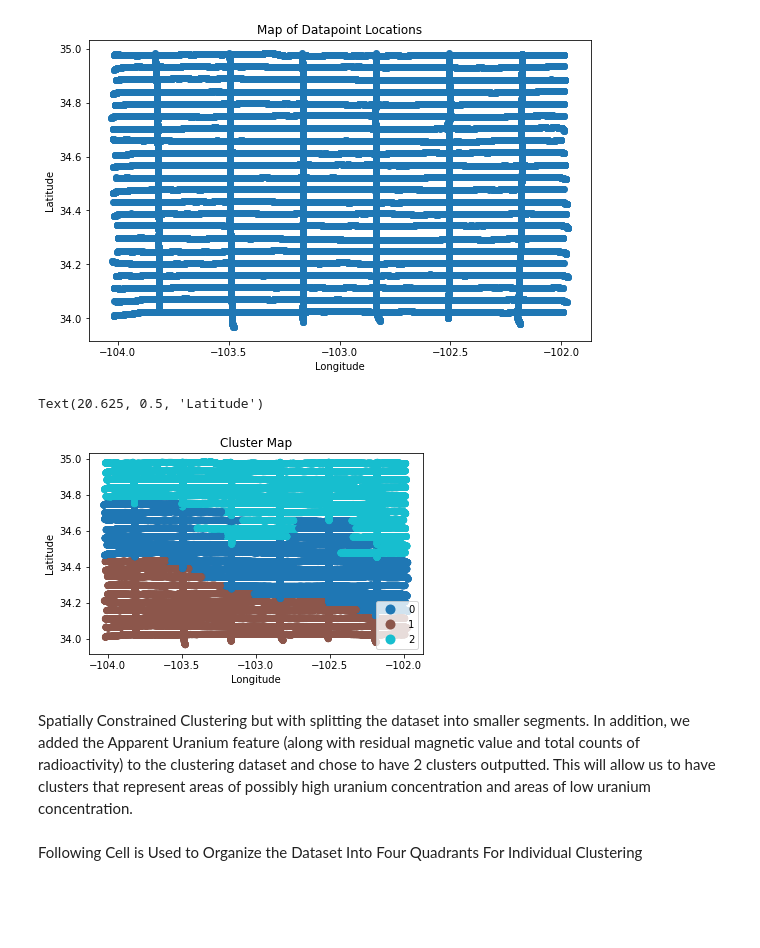
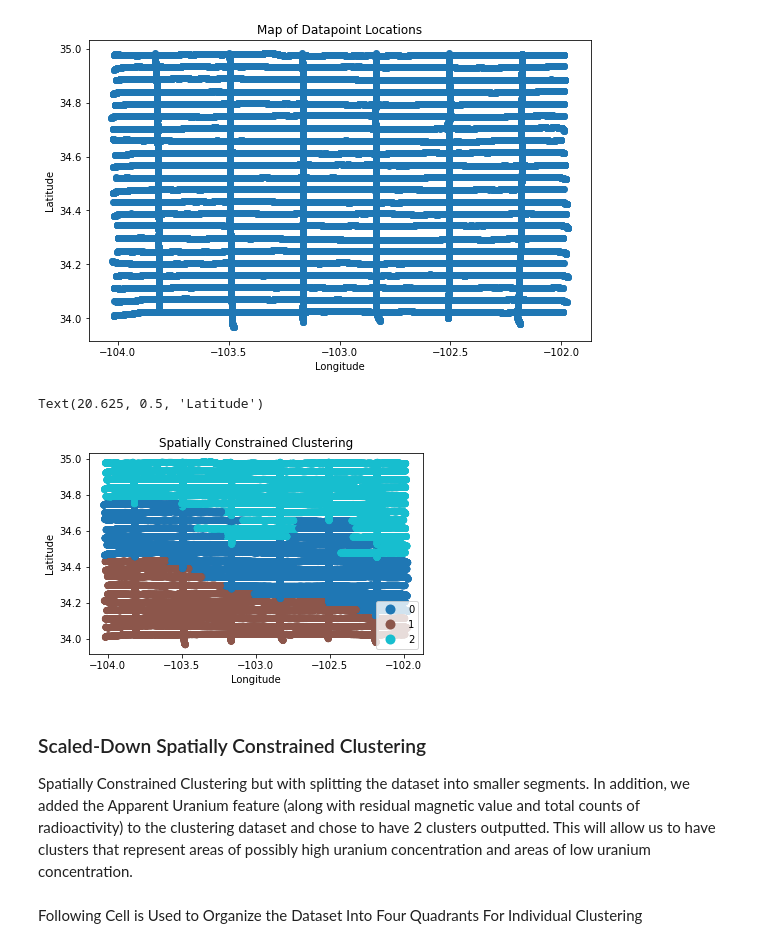
Before and after one commit to malbert131/FRI_Group_4_Project, a Jupyter notebook: main.ipynb, the cells around one changed output. Saved outputs shown, nothing was run; the diff lists cells and outputs as text; code cells hidden in the pictures; blank space fills up the shorter version.

```diff
--- a/main.ipynb
+++ b/main.ipynb
@@ -468,22 +479,24 @@ plt.show()
 # %%
 # Spatially constrained agglomerative clustering
 spatial_weights = KNN.from_dataframe(spatial_geo_df, k=4)
 model = AgglomerativeClustering(linkage='ward', connectivity=spatial_weights.sparse, n_clusters=3)
 # Fit algorithm to the data
 spatial_agglomerative_data = normalize(clustering_DataFrame[["resmag", "total_count"]].values)
 model.fit(spatial_agglomerative_data)
 
 
 # Graping Clusters
 spatial_geo_df['labels'] = model.labels_
 spatial_geo_df.plot(column='labels', categorical=True, legend=True)
-plt.title("Cluster Map")
+plt.title("Spatially Constrained Clustering")
 plt.xlabel("Longitude")
 plt.ylabel("Latitude")
 # %% [output]
 Text(20.625, 0.5, 'Latitude')
-[figure, old version]
+[figure, new version]
 # %% [markdown]
+### Scaled-Down Spatially Constrained Clustering
+
 Spatially Constrained Clustering but with splitting the dataset into smaller segments. In addition, we added the Apparent Uranium feature (along with residual magnetic value and total counts of radioactivity) to the clustering dataset and chose to have 2 clusters outputted. This will allow us to have clusters that represent areas of possibly high uranium concentration and areas of low uranium concentration.
 # %% [markdown]
 Following Cell is Used to Organize the Dataset Into Four Quadrants For Individual Clustering
```
Also changed, not shown: parts of 55 cells of this notebook.
